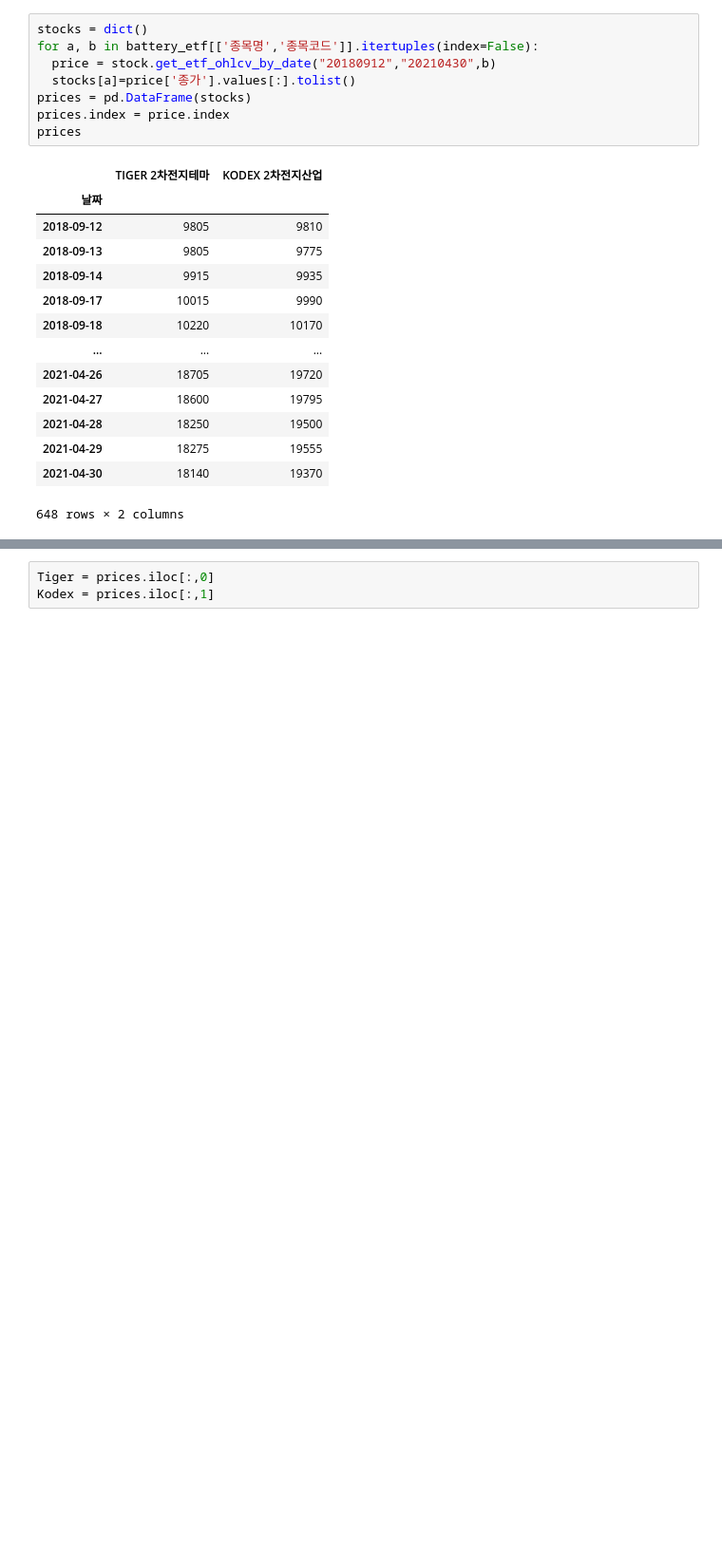
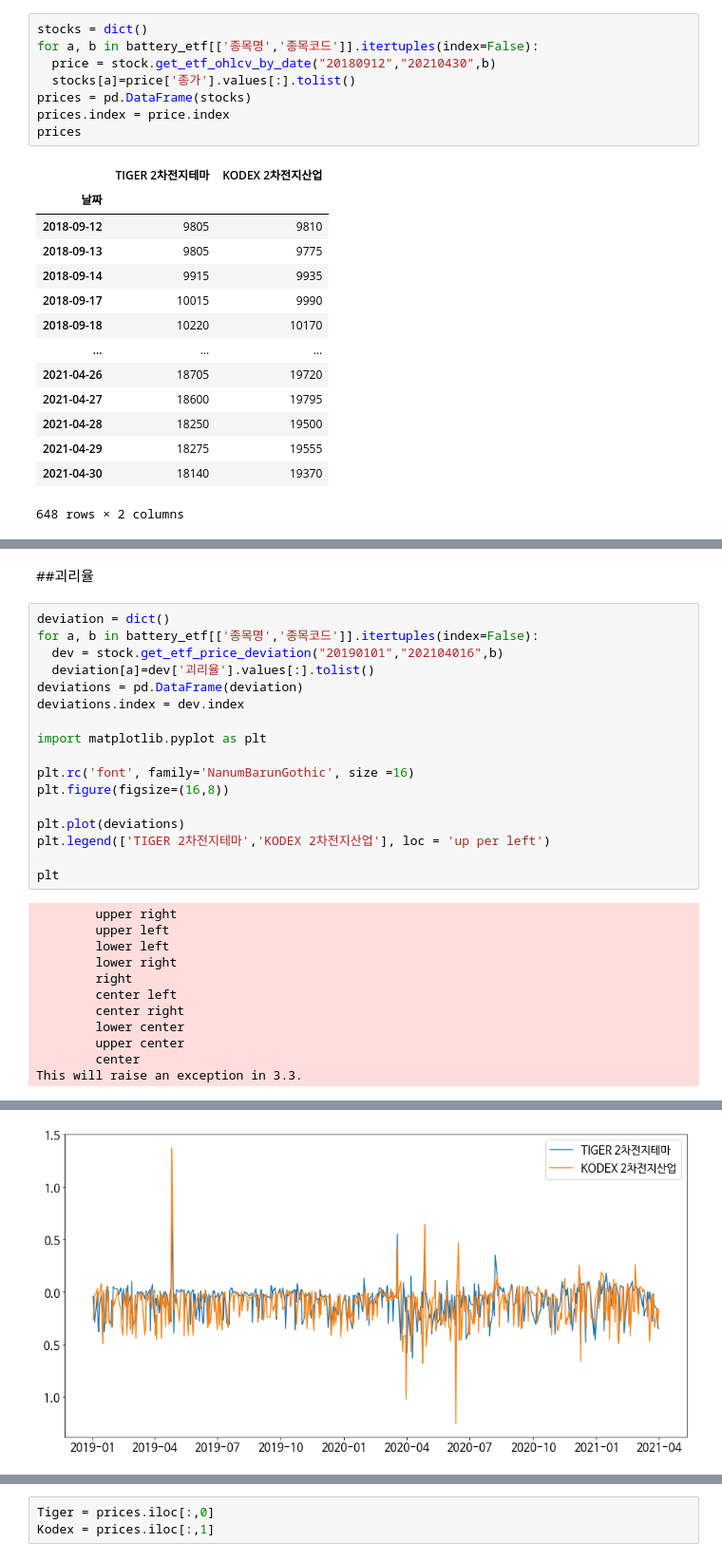
Before and after one commit to 6058ah/BusinessCapstone, a Jupyter notebook: 딥러닝과_텍스트마이닝을_통한_ETF_매매.ipynb, the cells around one changed output, grey strips where cells are left out. Shown at 95% size. Cells and saved outputs as stored; diff of their text form; blank space fills up the shorter version.

```diff
--- a/딥러닝과_텍스트마이닝을_통한_ETF_매매.ipynb
+++ b/딥러닝과_텍스트마이닝을_통한_ETF_매매.ipynb
@@ -75,0 +110,31 @@ prices
+# %% [markdown]
+##괴리율
+# %%
+deviation = dict()
+for a, b in battery_etf[['종목명','종목코드']].itertuples(index=False):
+  dev = stock.get_etf_price_deviation("20190101","202104016",b)
+  deviation[a]=dev['괴리율'].values[:].tolist()
+deviations = pd.DataFrame(deviation)
+deviations.index = dev.index
+
+import matplotlib.pyplot as plt
+
+plt.rc('font', family='NanumBarunGothic', size =16)
+plt.figure(figsize=(16,8))
+
+plt.plot(deviations)
+plt.legend(['TIGER 2차전지테마','KODEX 2차전지산업'], loc = 'up per left')
+
+plt
+# %% [output]
+        upper right
+        upper left
+        lower left
+        lower right
+        right
+        center left
+        center right
+        lower center
+        upper center
+        center
+This will raise an exception in 3.3.
@@ -75,0 +142 @@ prices
+[figure, added]
```
Also changed, not shown: parts of 18 cells of this notebook.
